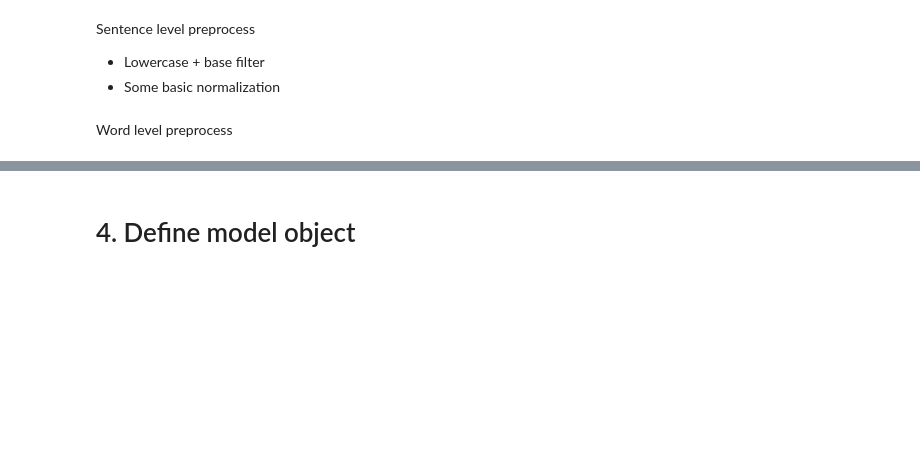
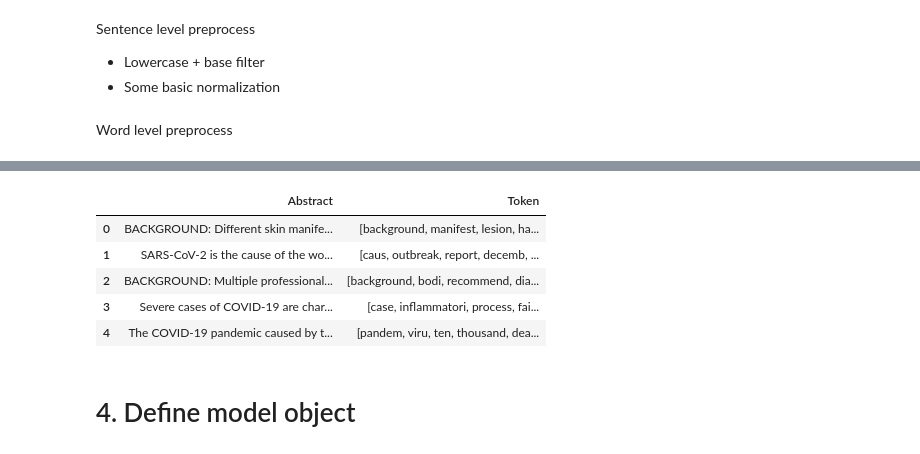
Before and after one commit to leizhipeng/covid19_textmining, a Jupyter notebook: topic_modeling_COVID.ipynb, the cells around one changed output, grey strips where cells are left out. Saved outputs shown, nothing was run; the diff lists cells and outputs as text; code cells hidden in the pictures; blank space fills up the shorter version.

```diff
--- a/topic_modeling_COVID.ipynb
+++ b/topic_modeling_COVID.ipynb
@@ -152,3 +137,14 @@ print(len(token_lists))
+# %%
+docs_token = [(samp_docs.iloc[i], token_lists[i]) for i in range(len(samp_docs)) if token_lists[i] != []]
+samp_pd = pd.DataFrame.from_records(docs_token, columns=['Abstract','Token'])
+samp_pd.head()
+# %% [output]
+|  | Abstract | Token |
+| 0 | BACKGROUND: Different skin manife... | [background, manifest, lesion, ha... |
+| 1 | SARS-CoV-2 is the cause of the wo... | [caus, outbreak, report, decemb, ... |
+| 2 | BACKGROUND: Multiple professional... | [background, bodi, recommend, dia... |
+| 3 | Severe cases of COVID-19 are char... | [case, inflammatori, process, fai... |
+| 4 | The COVID-19 pandemic caused by t... | [pandem, viru, ten, thousand, dea... |
 # %% [markdown]
 # 4. Define model object
 # %%
```
Also changed, not shown: parts of 12 cells of this notebook.
